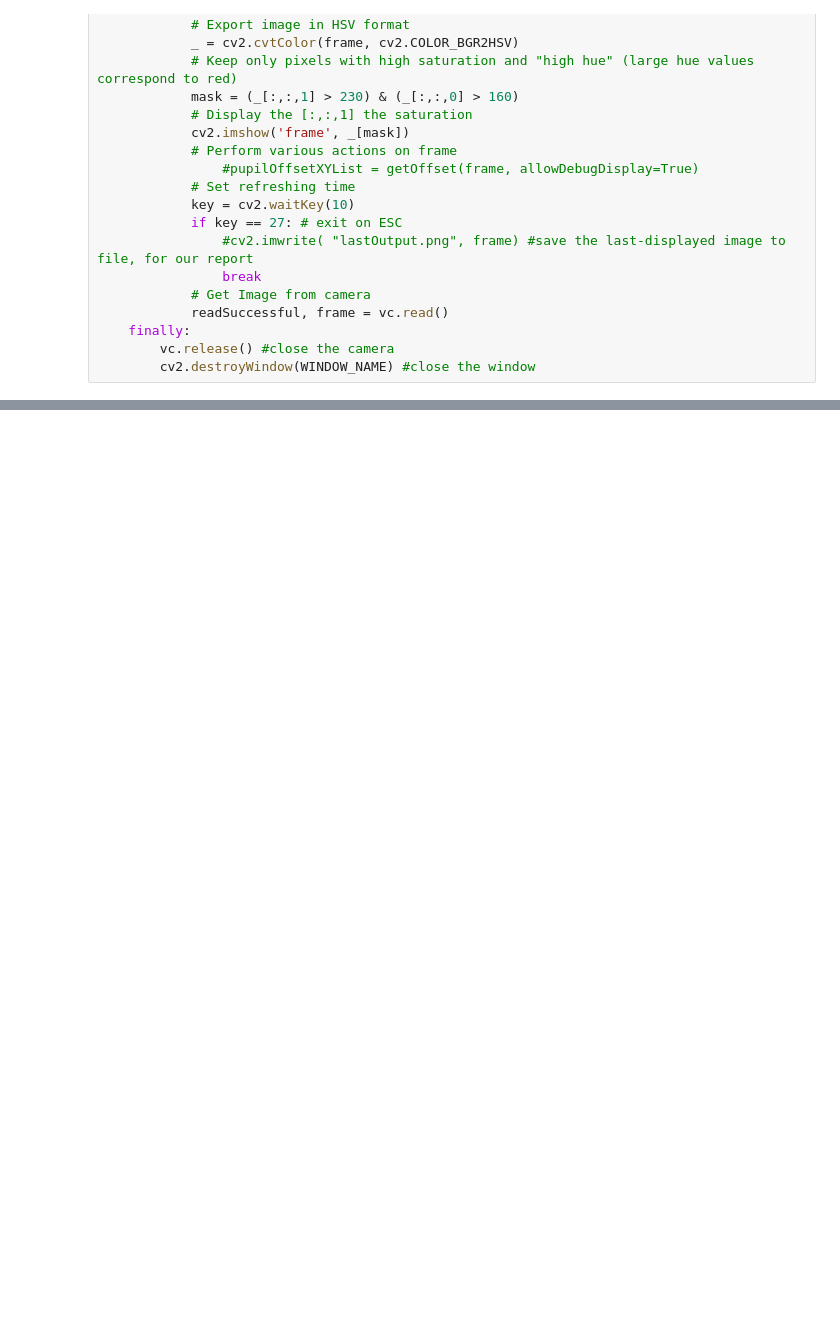
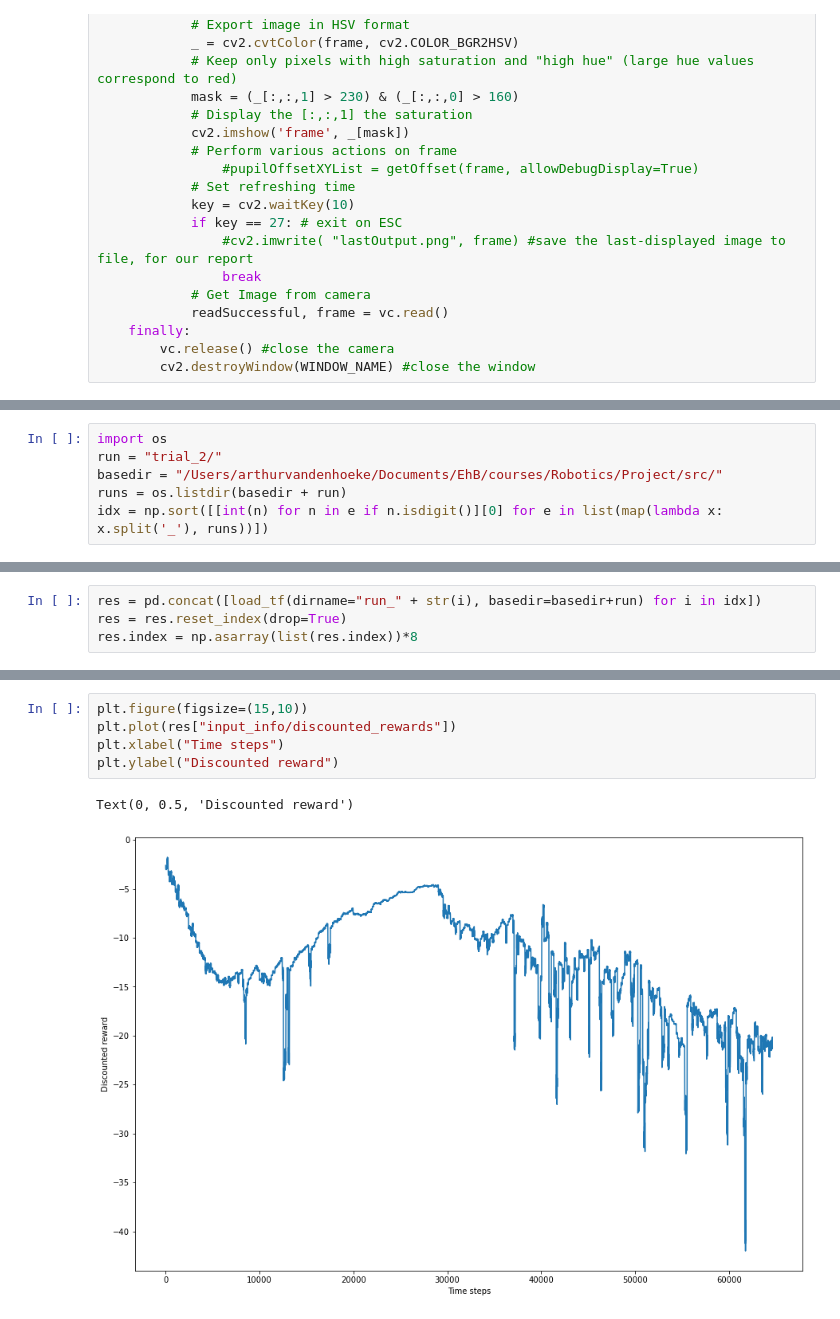
Before and after one commit to avdhoeke/robotics, a Jupyter notebook: notebooks/OpenCV.ipynb, the cells around one changed output, grey strips where cells are left out. Cells and saved outputs as stored; diff of their text form; blank space fills up the shorter version.

```diff
--- a/notebooks/OpenCV.ipynb
+++ b/notebooks/OpenCV.ipynb
@@ -81,0 +126,6 @@ NameError: name 'hue' is not defined
+# %%
+import os
+run = "trial_2/"
+basedir = "/Users/arthurvandenhoeke/Documents/EhB/courses/Robotics/Project/src/"
+runs = os.listdir(basedir + run)
+idx = np.sort([[int(n) for n in e if n.isdigit()][0] for e in list(map(lambda x: x.split('_'), runs))])
@@ -81,0 +140,4 @@ NameError: name 'hue' is not defined
+# %%
+res = pd.concat([load_tf(dirname="run_" + str(i), basedir=basedir+run) for i in idx])
+res = res.reset_index(drop=True)
+res.index = np.asarray(list(res.index))*8
@@ -81,0 +153,8 @@ NameError: name 'hue' is not defined
+# %%
+plt.figure(figsize=(15,10))
+plt.plot(res["input_info/discounted_rewards"])
+plt.xlabel("Time steps")
+plt.ylabel("Discounted reward")
+# %% [output]
+Text(0, 0.5, 'Discounted reward')
+[figure, added]
```
Also changed, not shown: parts of 15 cells of this notebook, 39 other files.
